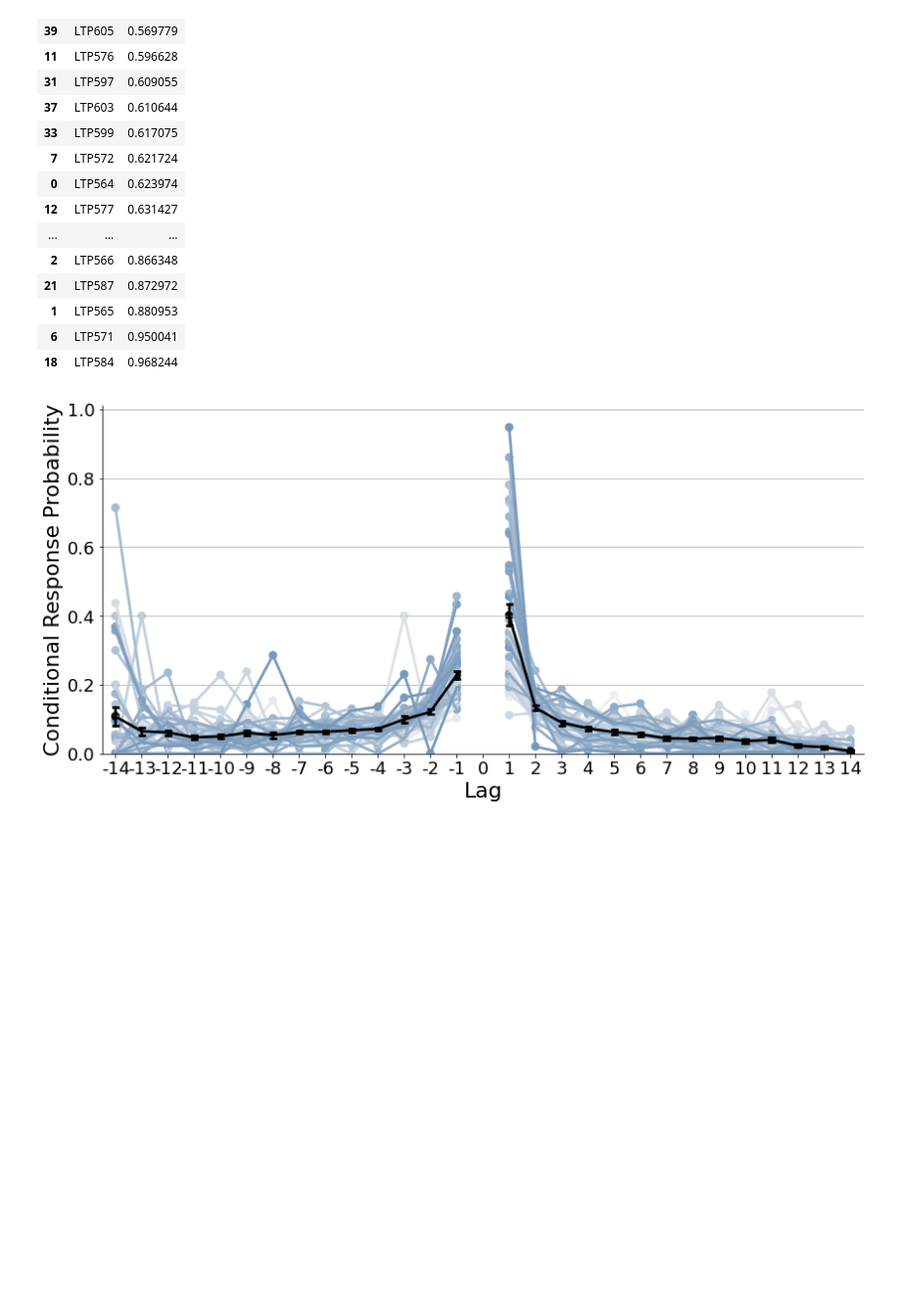
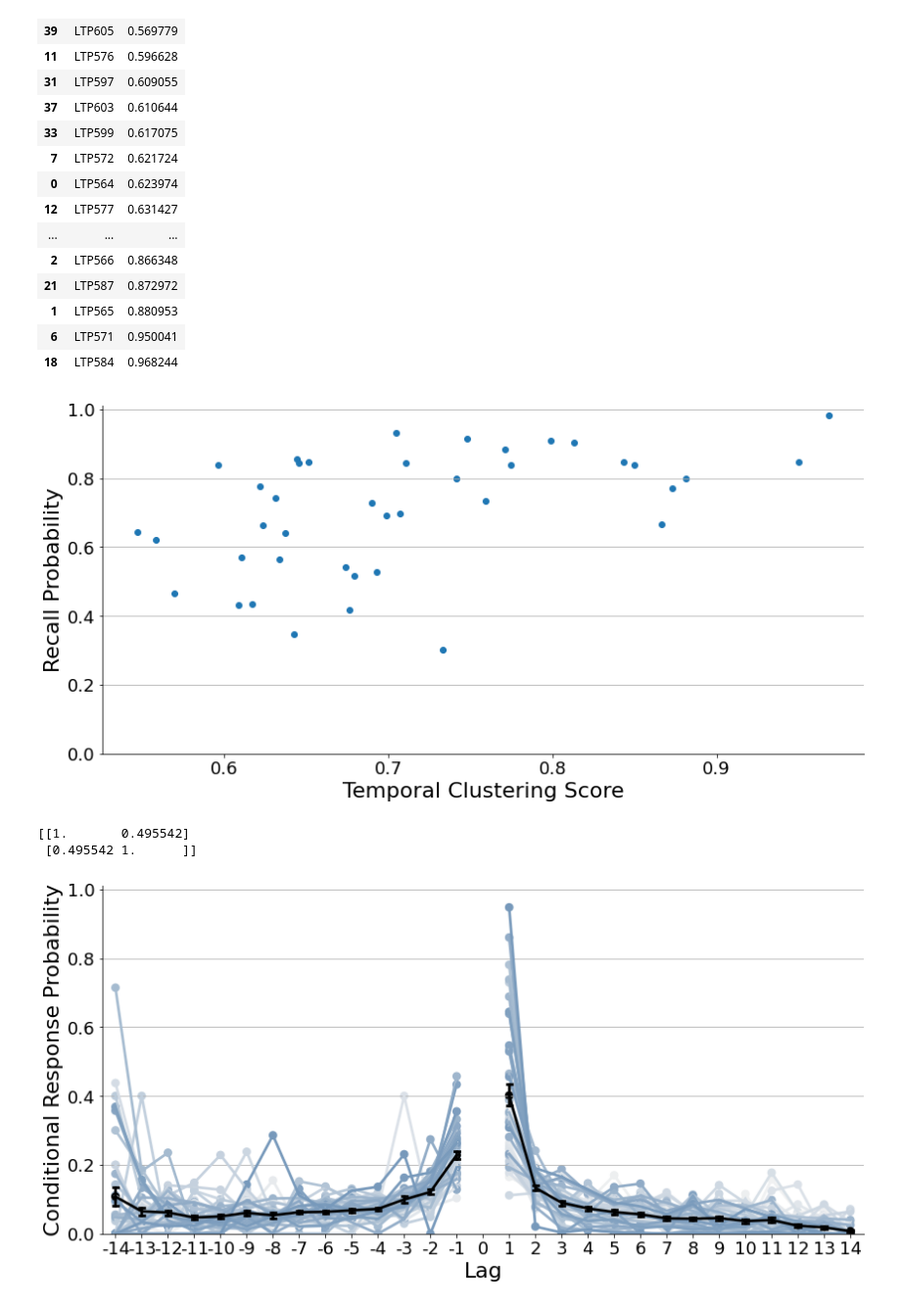
Before and after one commit to pennmem/CourierReinstate1, a Jupyter notebook: behavioral.ipynb, the cells around one changed output. Shown at 98% size. Drawn from its saved outputs; the diff is of its cells as text; code cells hidden in the pictures; blank space fills up the shorter version.

```diff
--- a/behavioral.ipynb
+++ b/behavioral.ipynb
@@ -320,6 +320,31 @@ temporal_clustering_df.sort_values(by='TC', ascending=True)
 | 1 | LTP565 | 0.880953 |
 | 6 | LTP571 | 0.950041 |
 | 18 | LTP584 | 0.968244 |
+# %%
+temp_clustering_recall_prob = pd.merge(temporal_clustering_df, recall_by_sub, on='subject')
+
+fig = plt.figure(figsize=(12, 6))
+fig.patch.set_facecolor('white')
+ax = plt.gca()
+
+tc_vs_recall = plt.scatter(temp_clustering_recall_prob['TC'], temp_clustering_recall_prob['Recall Probability'])
+
+ax.set_xlabel('Temporal Clustering Score', fontsize=22)
+ax.set_ylabel('Recall Probability', fontsize=22)
+ax.tick_params(labelsize=18)
+plt.ylim([0,1.01])
+ax.yaxis.grid()
+ax.spines.right.set_visible(False)
+ax.spines.top.set_visible(False)
+
+plt.tight_layout()
+plt.show()
+
+print(np.corrcoef(temp_clustering_recall_prob['TC'], temp_clustering_recall_prob['Recall Probability']))
+# %% [output]
+[figure, added]
+[[1.       0.495542]
+ [0.495542 1.      ]]
 # %%
 crp_df = temporal_evs.groupby(['subject']).apply(
     pb.pd_crp,
```
Also changed, not shown: parts of 1 cell of this notebook, 1 other file.
